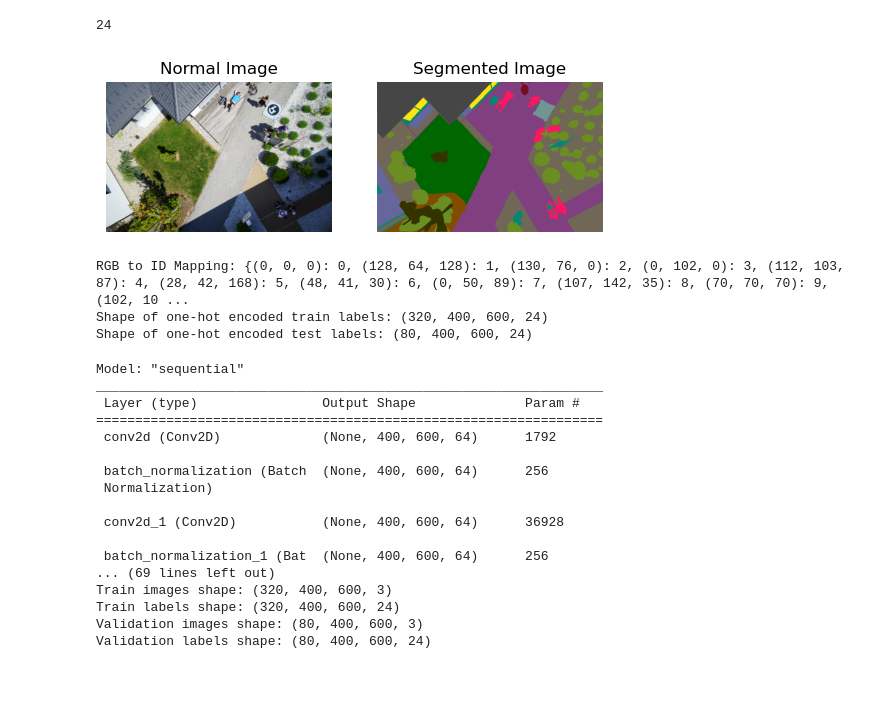
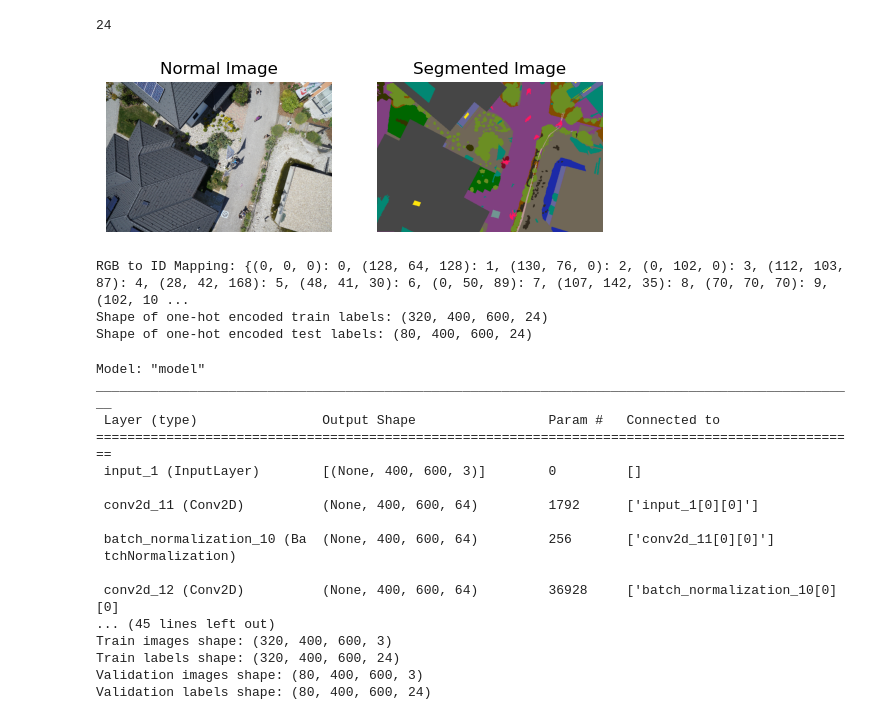
Before and after one commit to Tick-Magnet/DroneSegmentation, a Jupyter notebook: DroneSegmentation.ipynb, the cells around one changed output. Saved outputs shown, nothing was run; the diff lists cells and outputs as text; code cells hidden in the pictures; blank space fills up the shorter version.

```diff
--- a/DroneSegmentation.ipynb
+++ b/DroneSegmentation.ipynb
@@ -104,40 +106,40 @@ print(length_of_label_codes)
 normal_images = []
 segmented_images = []
 num_classes = length_of_label_codes;
-num_images_to_process = 500
+num_images_to_process = 598
 input_shape_var = (400, 600, 3)
 
 normal_images = np.array(images[:num_images_to_process])
 segmented_images = np.array(label_images[:num_images_to_process])
 
 # Split the data into training and validation sets
 split_ratio = 0.8
 split = int(split_ratio * len(normal_images))
 
 train_images, test_images = normal_images[:split], normal_images[split:]
 train_labels, test_labels = segmented_images[:split], segmented_images[split:]
 
 # Randomly select and visualize one pair of images
 random_index = np.random.randint(len(train_images))
 
 x = train_images[random_index]
 y = train_labels[random_index]
 
 # Plot the normal image
 plt.subplot(1, 2, 1)
 plt.imshow(x)
 plt.title("Normal Image")
 plt.axis("off")
 
 # Plot the segmented image
 plt.subplot(1, 2, 2)
 plt.imshow(y)
 plt.title("Segmented Image")
 plt.axis("off")
 
 plt.show()
 # %% [output]
-[figure, old version]
+[figure, new version]
 # %%
 # Create a mapping from RGB values to integer identifiers
 rgb_to_id_mapping = {tuple(code): i for i, code in enumerate(label_codes)}
@@ -173,34 +175,35 @@ RGB to ID Mapping: {(0, 0, 0): 0, (128, 64, 128): 1, (130, 76, 0): 2, (0, 102, 0
 Shape of one-hot encoded train labels: (320, 400, 600, 24)
 Shape of one-hot encoded test labels: (80, 400, 600, 24)
 # %%
+from keras.layers import Input, concatenate
 model = Sequential([
     Conv2D(64, (3, 3), activation='relu', input_shape=input_shape_var, padding='same'),
     BatchNormalization(),
     Conv2D(64, (3, 3), activation='relu', padding='same'),
     BatchNormalization(),
     MaxPooling2D((2, 2)),
-    Dropout(0.25),
+    Dropout(0.25),  # Add dropout layer
 
     Conv2D(128, (3, 3), activation='relu', padding='same'),
     BatchNormalization(),
     Conv2D(128, (3, 3), activation='relu', padding='same'),
     BatchNormalization(),
     MaxPooling2D((2, 2)),
-    Dropout(0.25),
+    Dropout(0.25),  # Add dropout layer
 
     Conv2D(256, (3, 3), activation='relu', padding='same'),
     BatchNormalization(),
     Conv2D(256, (3, 3), activation='relu', padding='same'),
     BatchNormalization(),
     UpSampling2D((2, 2)),
-    Dropout(0.25),
+    Dropout(0.25),  # Add dropout layer
 
     Conv2D(128, (3, 3), activation='relu', padding='same'),
     BatchNormalization(),
     Conv2D(128, (3, 3), activation='relu', padding='same'),
     BatchNormalization(),
     UpSampling2D((2, 2)),
-    Dropout(0.25),
+    Dropout(0.25),  # Add dropout layer
 
     Conv2D(64, (3, 3), activation='relu', padding='same'),
     BatchNormalization(),
@@ -210,7 +213,32 @@ model = Sequential([
     Conv2D(num_classes, (3, 3), activation='softmax', padding='same')
 ])
 
+# Additional code for the improved model
+input_layer = Input(shape=input_shape_var)
+conv1 = Conv2D(64, 3, activation='relu', padding='same')(input_layer)
+conv1 = BatchNormalization()(conv1)
+conv1 = Conv2D(64, 3, activation='relu', padding='same')(conv1)
+conv1 = BatchNormalization()(conv1)
+pool1 = MaxPooling2D(pool_size=(2, 2))(conv1)
 
+conv2 = Conv2D(128, 3, activation='relu', padding='same')(pool1)
+conv2 = BatchNormalization()(conv2)
+conv2 = Conv2D(128, 3, activation='relu', padding='same')(conv2)
+conv2 = BatchNormalization()(conv2)
+pool2 = MaxPooling2D(pool_size=(2, 2))(conv2)
+
+up3 = UpSampling2D(size=(2, 2))(conv2)
+up3 = concatenate([conv1, up3], axis=-1)
+conv3 = Conv2D(64, 3, activation='relu', padding='same')(up3)
+conv3 = BatchNormalization()(conv3)
+conv3 = Conv2D(64, 3, activation='relu', padding='same')(conv3)
+conv3 = BatchNormalization()(conv3)
+
+outputs = Conv2D(num_classes, (3, 3), activation='softmax', padding='same')(conv3)
+
+model = keras.Model(inputs=input_layer, outputs=outputs)
+
+# Print model summary
 model.summary()
 
 print("Train images shape:", train_images.shape)
@@ -218,19 +246,19 @@ print("Train labels shape:", train_labels_one_hot.shape)
 print("Validation images shape:", test_images.shape)
 print("Validation labels shape:", test_labels_one_hot.shape)
 # %% [output]
-Model: "sequential"
-_________________________________________________________________
- Layer (type)                Output Shape              Param #
-=================================================================
- conv2d (Conv2D)             (None, 400, 600, 64)      1792
+Model: "model"
+__________________________________________________________________________________________________
+ Layer (type)                Output Shape                 Param #   Connected to
+==================================================================================================
+ input_1 (InputLayer)        [(None, 400, 600, 3)]        0         []
 
- batch_normalization (Batch  (None, 400, 600, 64)      256
- Normalization)
+ conv2d_11 (Conv2D)          (None, 400, 600, 64)         1792      ['input_1[0][0]']
 
- conv2d_1 (Conv2D)           (None, 400, 600, 64)      36928
+ batch_normalization_10 (Ba  (None, 400, 600, 64)         256       ['conv2d_11[0][0]']
+ tchNormalization)
 
- batch_normalization_1 (Bat  (None, 400, 600, 64)      256
-... (69 lines left out)
+ conv2d_12 (Conv2D)          (None, 400, 600, 64)         36928     ['batch_normalization_10[0][0]
+... (45 lines left out)
 Train images shape: (320, 400, 600, 3)
 Train labels shape: (320, 400, 600, 24)
 Validation images shape: (80, 400, 600, 3)
```
Also changed, not shown: parts of 8 cells of this notebook.
